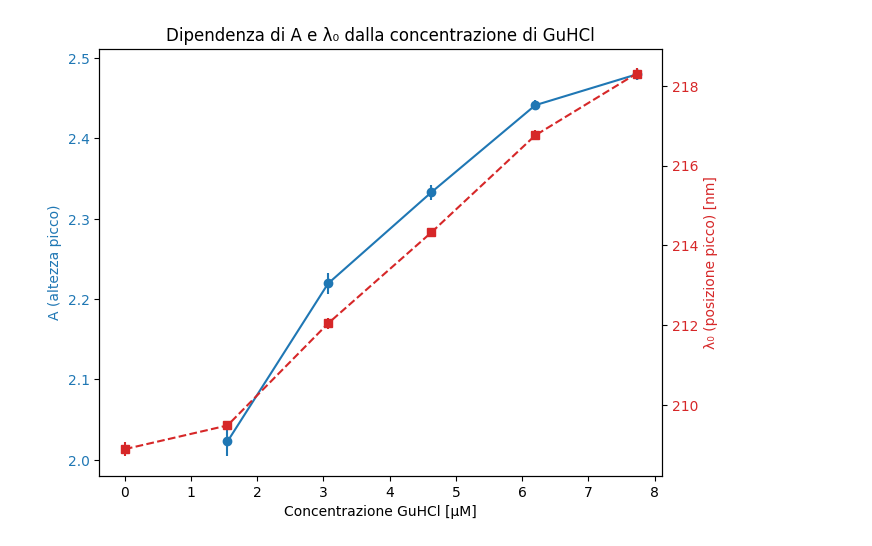
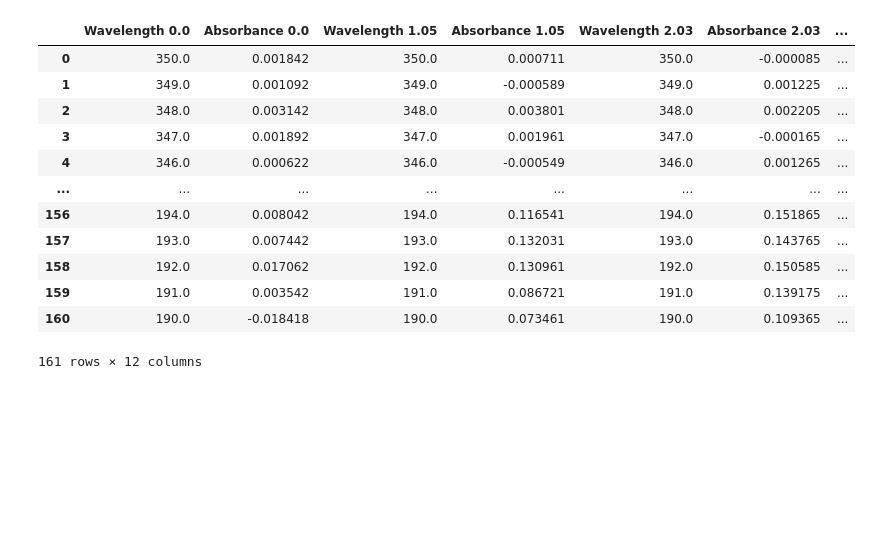
Before and after one commit to CarminatiGiovanni/LaboratorioBiofisica, a Jupyter notebook: ASS2/assorbimento2.ipynb, the cells around one changed output. Cells and saved outputs as stored; diff of their text form; code cells hidden in the pictures; blank space fills up the shorter version.

Commit message:
errors included

```diff
--- a/ASS2/assorbimento2.ipynb
+++ b/ASS2/assorbimento2.ipynb
@@ -34,7 +34,11 @@ fig = go.Figure()
 
 colors = px.colors.sequential.Turbo
 
+SPETTRI = []
+
 for i in range(6):
+    #if i != 0:
+    #    break
     #spectrum = pd.read_csv(f'./data/C{i}.TXT', sep='\t', header=None, skiprows=19)  # Adjust the delimiter if necessary
     spectrumt2 = pd.read_csv(f'./data/C{i}2.TXT', sep='\t', header=None, skiprows=19)  # Adjust the delimiter if necessary
     #spectrum.columns = ['Wavelength', 'Absorbance']
@@ -42,31 +46,38 @@ for i in range(6):
     #spectrum = spectrum.dropna()
     spectrumt2 = spectrumt2.dropna()
 
+
+    # appaio code:
+    # coda = spectrum['Absorbance'][spectrum['Wavelength'] == 340].values[0]
+    coda2 = np.mean(spectrumt2['Absorbance'][spectrumt2['Wavelength'] > 320]) # appaio code
+    # print(coda2)
+    # spectrum['Absorbance'] = spectrum['Absorbance'] - coda
+    spectrumt2['Absorbance'] = spectrumt2['Absorbance'] - coda2
+
     # tolgo il fondo
     #spectrum['Absorbance'] = spectrum['Absorbance'] - fondo['Absorbance']
     spectrumt2['Absorbance'] = spectrumt2['Absorbance'] - fondo['Absorbance']
 
-    # appaio code:
-    # coda = spectrum['Absorbance'][spectrum['Wavelength'] == 340].values[0]
-    coda2 = np.mean(spectrumt2['Absorbance'][spectrumt2['Wavelength'] > 270])
-    # print(coda2)
-    # spectrum['Absorbance'] = spectrum['Absorbance'] - coda
-    spectrumt2['Absorbance'] = spectrumt2['Absorbance'] - coda2
-
     # Export spectrumt2 to CSV for each concentration
     spectrumt2.to_csv(f'./data/C{i}2_processed.csv', index=False)
-
     #fig.add_trace(go.Scatter(x=spectrum['Wavelength'], y=spectrum['Absorbance'], mode='lines', name=f'C{i}', line_color=colors[i]))
     fig.add_trace(go.Scatter(x=spectrumt2['Wavelength'], y=spectrumt2['Absorbance'], mode='lines', name=f"{np.round(concentrazioni[i],2)}", line_color=colors[i]))
+
+    spectrumt2.columns = [f'Wavelength {concentrazioni[i]}', f'Absorbance {concentrazioni[i]}']
+
+    SPETTRI.append(spectrumt2)
+
 
 fig.add_trace(go.Scatter(x=fondo['Wavelength'], y=fondo['Absorbance'], mode='lines', name='Fondo', line_color='red', line=dict(dash='dot')))
 
 fig.update_layout(
     xaxis_title='λ [nm]',
     yaxis_title='Absorbance',
-    legend_title='Concentration [µM]',
+    legend_title='C\n (GuHCl) [M]',
     width=600,
     height=400,
+    xaxis_range=[250, 300],
+    yaxis_range=[0,0.05],
     legend=dict(
         x=1,
         y=1,
@@ -77,5 +88,9 @@ fig.update_layout(
     # xaxis_range=[190, 270]
 )
 
+#fig.write_html('./html/spettro_acquisito_completo.html')
+#fig.write_image('./image/spettro_acquisito_completo.png')
 fig.show()
+
+# 17,600 molar extinction coefficient for BLG at 280 nm
 # %%
@@ -144,20 +151,35 @@ display(results)
 # %%
-fig, ax1 = plt.subplots(figsize=(7, 5))
+# fig, ax1 = plt.subplots(figsize=(7, 5))
 
-color1 = 'tab:blue'
-ax1.set_xlabel('Concentrazione GuHCl [µM]')
-ax1.set_ylabel('A (altezza picco)', color=color1)
-ax1.errorbar(concentrazioni[1:], A_result[1:], yerr=sigmaA_result[1:], fmt='o-', color=color1, label='A (altezza picco)')
-ax1.tick_params(axis='y', labelcolor=color1)
+# color1 = 'tab:blue'
+# ax1.set_xlabel('Concentrazione GuHCl [µM]')
+# ax1.set_ylabel('A (altezza picco)', color=color1)
+# ax1.errorbar(concentrazioni[1:], A_result[1:], yerr=sigmaA_result[1:], fmt='o-', color=color1, label='A (altezza picco)')
+# ax1.tick_params(axis='y', labelcolor=color1)
 
-ax2 = ax1.twinx()
-color2 = 'tab:red'
-ax2.set_ylabel('λ₀ (posizione picco) [nm]', color=color2)
-ax2.errorbar(concentrazioni, λ_result, yerr=sigmaλ_result, fmt='s--', color=color2, label='λ₀ (posizione picco)')
-ax2.tick_params(axis='y', labelcolor=color2)
+# ax2 = ax1.twinx()
+# color2 = 'tab:red'
+# ax2.set_ylabel('λ₀ (posizione picco) [nm]', color=color2)
+# ax2.errorbar(concentrazioni, λ_result, yerr=sigmaλ_result, fmt='s--', color=color2, label='λ₀ (posizione picco)')
+# ax2.tick_params(axis='y', labelcolor=color2)
 
-fig.tight_layout()
-plt.title('Dipendenza di A e λ₀ dalla concentrazione di GuHCl')
-plt.show()
+# fig.tight_layout()
+# plt.title('Dipendenza di A e λ₀ dalla concentrazione di GuHCl')
+# plt.show()
-# %% [output]
-[figure, removed]
+# %%
+SPETTRI = pd.concat(SPETTRI, axis=1)
+display(SPETTRI)
+# %% [output]
+|  | Wavelength 0.0 | Absorbance 0.0 | Wavelength 1.05 | Absorbance 1.05 | Wavelength 2.03 | Absorbance 2.03 | ... |
+| 0 | 350.0 | 0.001842 | 350.0 | 0.000711 | 350.0 | -0.000085 | ... |
+| 1 | 349.0 | 0.001092 | 349.0 | -0.000589 | 349.0 | 0.001225 | ... |
+| 2 | 348.0 | 0.003142 | 348.0 | 0.003801 | 348.0 | 0.002205 | ... |
+| 3 | 347.0 | 0.001892 | 347.0 | 0.001961 | 347.0 | -0.000165 | ... |
+| 4 | 346.0 | 0.000622 | 346.0 | -0.000549 | 346.0 | 0.001265 | ... |
+| ... | ... | ... | ... | ... | ... | ... | ... |
+| 156 | 194.0 | 0.008042 | 194.0 | 0.116541 | 194.0 | 0.151865 | ... |
+| 157 | 193.0 | 0.007442 | 193.0 | 0.132031 | 193.0 | 0.143765 | ... |
+| 158 | 192.0 | 0.017062 | 192.0 | 0.130961 | 192.0 | 0.150585 | ... |
+| 159 | 191.0 | 0.003542 | 191.0 | 0.086721 | 191.0 | 0.139175 | ... |
+| 160 | 190.0 | -0.018418 | 190.0 | 0.073461 | 190.0 | 0.109365 | ... |
+161 rows × 12 columns
```
Also changed, not shown: parts of 10 cells of this notebook, 20 other files.
